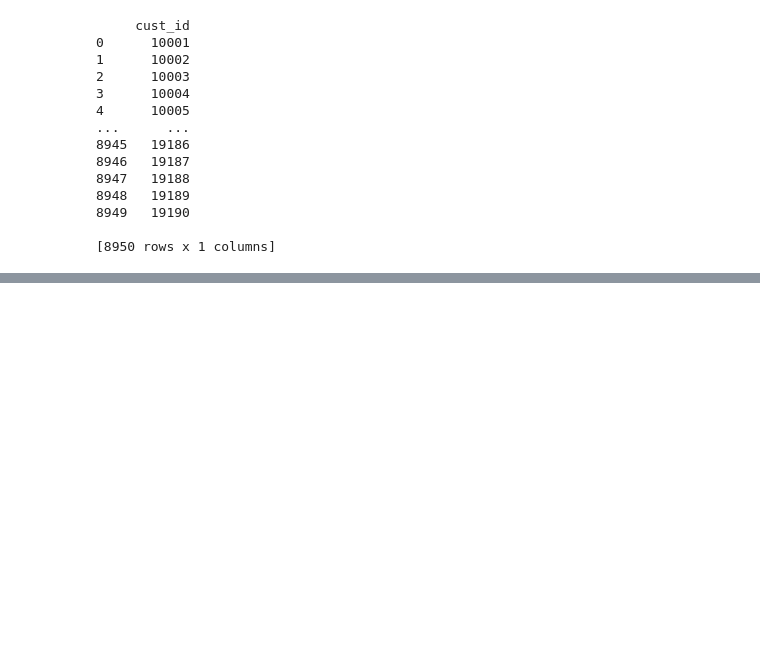
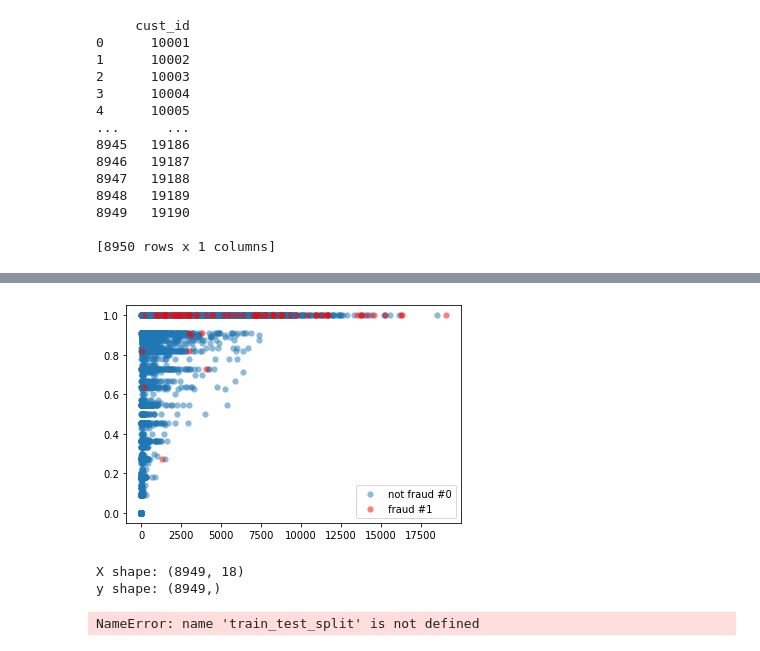
Before and after one commit to CarlosAlmazan/Stori-DA, a Jupyter notebook: Stori_JCDA.ipynb, the cells around one changed output, grey strips where cells are left out. Saved outputs shown, nothing was run; the diff lists cells and outputs as text; code cells hidden in the pictures; blank space fills up the shorter version.

```diff
--- a/Stori_JCDA.ipynb
+++ b/Stori_JCDA.ipynb
@@ -199,0 +270,38 @@ print(ps.sqldf(q1))
+# %%
+#Definition of preparing data
+def prep_data(df: pd.DataFrame) -> (np.ndarray, np.ndarray):
+    """ Convert the DataFrame into two variable
+    X: data columns (C2 - C21)
+    y: label column
+    """
+    X = df.iloc[:, 2:21].values
+    y = df.fraud.values
+    return X, y
+# %%
+# Define a function to create a scatter plot of our data and labels
+def plot_data(X: np.ndarray, y: np.ndarray):
+    plt.scatter(X[y == 0, 0], X[y == 0, 1], label="not fraud #0", alpha=0.5, linewidth=0.15)
+    plt.scatter(X[y == 1, 0], X[y == 1, 1], label="fraud #1", alpha=0.5, linewidth=0.15, c='r')
+    plt.legend()
+    return plt.show()
+# %%
+# Create X and y  using the prep_data function
+X, y = prep_data(model_df)
+# Plotting  our data by running our plot data function on X and y
+plot_data(X, y)
+# %% [output]
+[figure, added]
+# %%
+#Vemos la forma de nuestros conjuntos
+print(f'X shape: {X.shape}\ny shape: {y.shape}')
+# %% [output]
+X shape: (8949, 18)
+y shape: (8949,)
+# %%
+#We are using a Applying Synthetic Minority Oversampling Technique (SMOTE)
+from imblearn.over_sampling import SMOTE
+
+method = SMOTE()
+X_train, X_test, y_train, y_test=train_test_split(X,y,train_size=0.8,random_state=0)
+# %% [output]
+NameError: name 'train_test_split' is not defined
```
Also changed, not shown: parts of 10 cells of this notebook.
